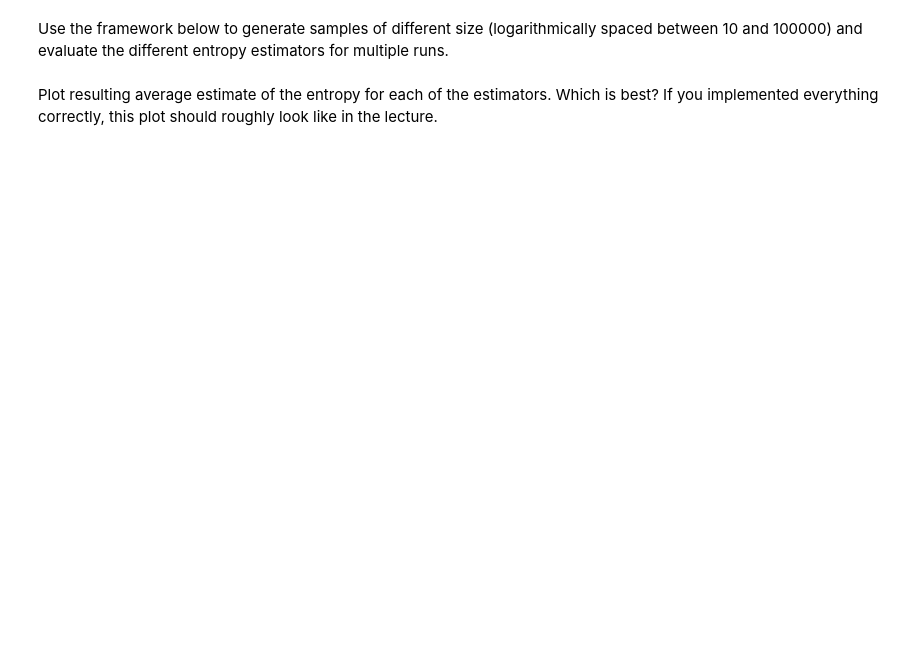
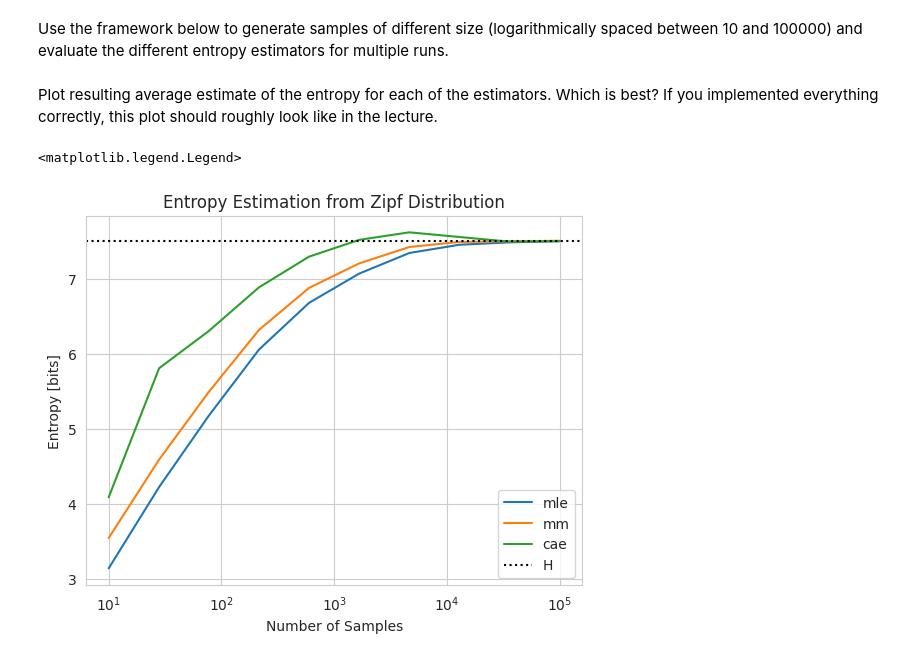
Before and after one commit to stedavkle/uni-tue-nds, a Jupyter notebook: CL8/notebooks/CodingLab8.ipynb, the cells around one changed output. Cells and saved outputs as stored; diff of their text form; code cells hidden in the pictures; blank space fills up the shorter version.

```diff
--- a/CL8/notebooks/CodingLab8.ipynb
+++ b/CL8/notebooks/CodingLab8.ipynb
@@ -428,25 +511,41 @@ for i, S in enumerate(sample_sizes):
         # with different sample size (0.5 pts)
         # ---------------------------------------
 
-        # insert your code here
+        # draw S samples from Zipf distribution
+        x = rng.choice(N, size=int(S), p=p)
 
-        h_mle[i,j]  = entropy_mle(phat)
-        h_mm[i,j]   = entropy_mm(phat, S)
-        h_cae[i,j]  = entropy_cae(phat, S)
-        h_jk[i,j]   = entropy_jk(x, edges)
-        h_jvhw[i,j] = entropy_jvhw(x)
+        # create a histogram using the predefined edges
+        counts, _ = np.histogram(x, bins=edges)
+
+        # calculate phat
+        phat = counts / np.sum(counts)
+
+        # normalize counts to get phat
+        phat = counts / np.sum(counts)
+
+        h_mle[i, j] = entropy_mle(phat)
+        h_mm[i, j] = entropy_mm(phat, S)
+        h_cae[i, j] = entropy_cae(phat, S)
+        # h_jk[i,j]   = entropy_jk(x, edges) # TODO einkommentieren, wegen dem läuft das ewig
+        # h_jvhw[i,j] = entropy_jvhw(x) # TODO einkommentieren wenn implementiert
 # %% [markdown]
 Plot resulting average estimate of the entropy for each of the estimators. Which is best? If you implemented everything correctly, this plot should roughly look like in the lecture.
 # %%
 plt.figure()
 
 plt.semilogx(sample_sizes, np.mean(h_mle, axis=1), label="mle")
 plt.semilogx(sample_sizes, np.mean(h_mm, axis=1), label="mm")
 plt.semilogx(sample_sizes, np.mean(h_cae, axis=1), label="cae")
-plt.semilogx(sample_sizes, np.mean(h_jk, axis=1), label="jk")
-plt.semilogx(sample_sizes, np.mean(h_jvhw, axis=1), label="jvhw")
+# plt.semilogx(sample_sizes, np.mean(h_jk, axis=1), label="jk")
+# plt.semilogx(sample_sizes, np.mean(h_jvhw, axis=1), label="jvhw")
 
 # plot h_unseen or h_bub here if you implemented them.
 
-plt.axhline(H, color="black", linestyle=":")
+plt.axhline(H, color="black", linestyle=":", label="H")
+plt.xlabel("Number of Samples")
+plt.ylabel("Entropy [bits]")
+plt.title("Entropy Estimation from Zipf Distribution")
 plt.legend()
+# %% [output]
+<matplotlib.legend.Legend>
+[figure, added]
```
Also changed, not shown: parts of 11 cells of this notebook.
